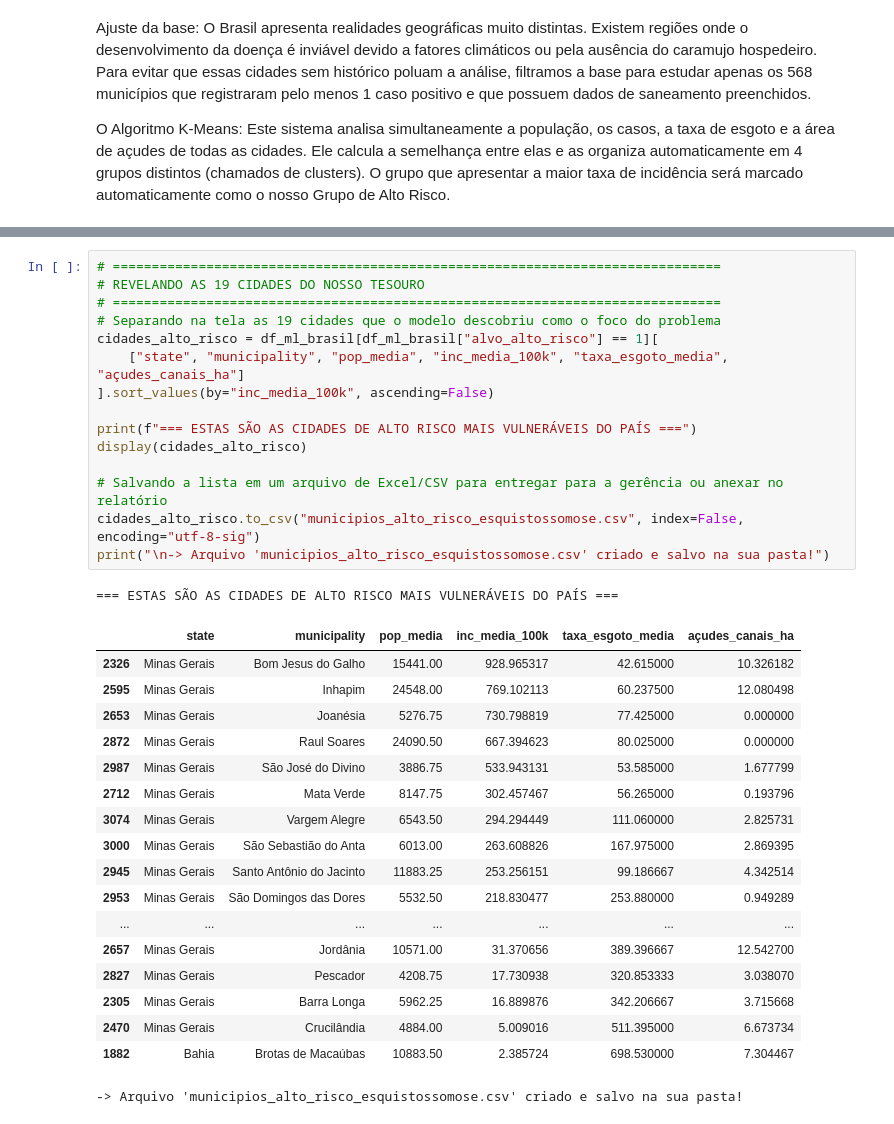
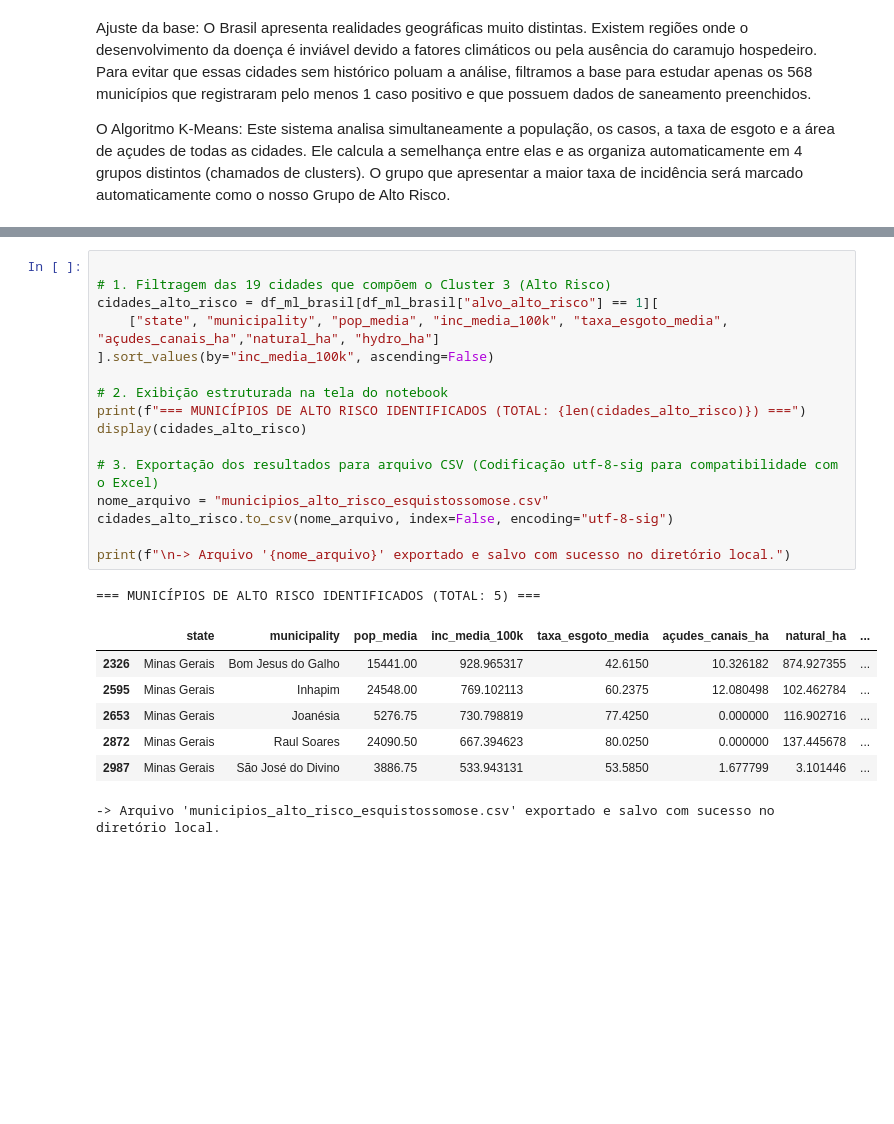
Before and after one commit to LuizCorrei4/Projeto-Caramujo, a Jupyter notebook: notebooks/analise_geoespacial/analise_saneamento_corpos_d'agua.ipynb, the cells around one changed output, grey strips where cells are left out. Drawn from its saved outputs; the diff is of its cells as text; blank space fills up the shorter version.

```diff
--- a/notebooks/analise_geoespacial/analise_saneamento_corpos_d'agua.ipynb
+++ b/notebooks/analise_geoespacial/analise_saneamento_corpos_d'agua.ipynb
@@ -377,37 +572,27 @@ Taxa de concordância com a floresta inteira: 99.47%
 # %%
-# ==============================================================================
-# REVELANDO AS 19 CIDADES DO NOSSO TESOURO
-# ==============================================================================
-# Separando na tela as 19 cidades que o modelo descobriu como o foco do problema
+
+# 1. Filtragem das 19 cidades que compõem o Cluster 3 (Alto Risco)
 cidades_alto_risco = df_ml_brasil[df_ml_brasil["alvo_alto_risco"] == 1][
-    ["state", "municipality", "pop_media", "inc_media_100k", "taxa_esgoto_media", "açudes_canais_ha"]
+    ["state", "municipality", "pop_media", "inc_media_100k", "taxa_esgoto_media", "açudes_canais_ha","natural_ha", "hydro_ha"]
 ].sort_values(by="inc_media_100k", ascending=False)
 
-print(f"=== ESTAS SÃO AS CIDADES DE ALTO RISCO MAIS VULNERÁVEIS DO PAÍS ===")
+# 2. Exibição estruturada na tela do notebook
+print(f"=== MUNICÍPIOS DE ALTO RISCO IDENTIFICADOS (TOTAL: {len(cidades_alto_risco)}) ===")
 display(cidades_alto_risco)
 
-# Salvando a lista em um arquivo de Excel/CSV para entregar para a gerência ou anexar no relatório
-cidades_alto_risco.to_csv("municipios_alto_risco_esquistossomose.csv", index=False, encoding="utf-8-sig")
-print("\n-> Arquivo 'municipios_alto_risco_esquistossomose.csv' criado e salvo na sua pasta!")
+# 3. Exportação dos resultados para arquivo CSV (Codificação utf-8-sig para compatibilidade com o Excel)
+nome_arquivo = "municipios_alto_risco_esquistossomose.csv"
+cidades_alto_risco.to_csv(nome_arquivo, index=False, encoding="utf-8-sig")
+
+print(f"\n-> Arquivo '{nome_arquivo}' exportado e salvo com sucesso no diretório local.")
 # %% [output]
-=== ESTAS SÃO AS CIDADES DE ALTO RISCO MAIS VULNERÁVEIS DO PAÍS ===
+=== MUNICÍPIOS DE ALTO RISCO IDENTIFICADOS (TOTAL: 5) ===
-|  | state | municipality | pop_media | inc_media_100k | taxa_esgoto_media | açudes_canais_ha |
-| 2326 | Minas Gerais | Bom Jesus do Galho | 15441.00 | 928.965317 | 42.615000 | 10.326182 |
-| 2595 | Minas Gerais | Inhapim | 24548.00 | 769.102113 | 60.237500 | 12.080498 |
-| 2653 | Minas Gerais | Joanésia | 5276.75 | 730.798819 | 77.425000 | 0.000000 |
-| 2872 | Minas Gerais | Raul Soares | 24090.50 | 667.394623 | 80.025000 | 0.000000 |
-| 2987 | Minas Gerais | São José do Divino | 3886.75 | 533.943131 | 53.585000 | 1.677799 |
-| 2712 | Minas Gerais | Mata Verde | 8147.75 | 302.457467 | 56.265000 | 0.193796 |
-| 3074 | Minas Gerais | Vargem Alegre | 6543.50 | 294.294449 | 111.060000 | 2.825731 |
-| 3000 | Minas Gerais | São Sebastião do Anta | 6013.00 | 263.608826 | 167.975000 | 2.869395 |
-| 2945 | Minas Gerais | Santo Antônio do Jacinto | 11883.25 | 253.256151 | 99.186667 | 4.342514 |
-| 2953 | Minas Gerais | São Domingos das Dores | 5532.50 | 218.830477 | 253.880000 | 0.949289 |
-| ... | ... | ... | ... | ... | ... | ... |
-| 2657 | Minas Gerais | Jordânia | 10571.00 | 31.370656 | 389.396667 | 12.542700 |
-| 2827 | Minas Gerais | Pescador | 4208.75 | 17.730938 | 320.853333 | 3.038070 |
-| 2305 | Minas Gerais | Barra Longa | 5962.25 | 16.889876 | 342.206667 | 3.715668 |
-| 2470 | Minas Gerais | Crucilândia | 4884.00 | 5.009016 | 511.395000 | 6.673734 |
-| 1882 | Bahia | Brotas de Macaúbas | 10883.50 | 2.385724 | 698.530000 | 7.304467 |
+|  | state | municipality | pop_media | inc_media_100k | taxa_esgoto_media | açudes_canais_ha | natural_ha | ... |
+| 2326 | Minas Gerais | Bom Jesus do Galho | 15441.00 | 928.965317 | 42.6150 | 10.326182 | 874.927355 | ... |
+| 2595 | Minas Gerais | Inhapim | 24548.00 | 769.102113 | 60.2375 | 12.080498 | 102.462784 | ... |
+| 2653 | Minas Gerais | Joanésia | 5276.75 | 730.798819 | 77.4250 | 0.000000 | 116.902716 | ... |
+| 2872 | Minas Gerais | Raul Soares | 24090.50 | 667.394623 | 80.0250 | 0.000000 | 137.445678 | ... |
+| 2987 | Minas Gerais | São José do Divino | 3886.75 | 533.943131 | 53.5850 | 1.677799 | 3.101446 | ... |
--> Arquivo 'municipios_alto_risco_esquistossomose.csv' criado e salvo na sua pasta!
+-> Arquivo 'municipios_alto_risco_esquistossomose.csv' exportado e salvo com sucesso no diretório local.
 # %% [markdown]
 # 7. Traduzindo os Resultados (O que nós descobrimos de fato?)
```
Also changed, not shown: parts of 14 cells of this notebook, 1 other file.
